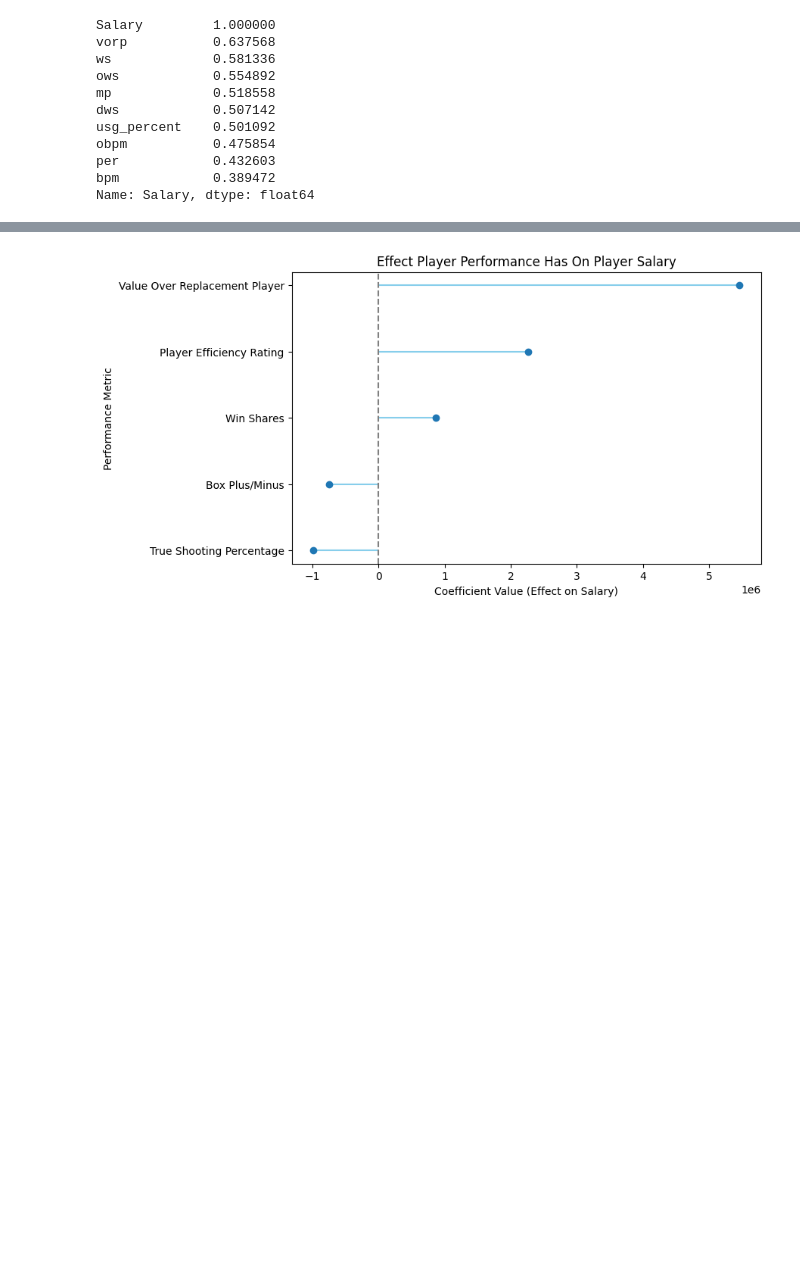
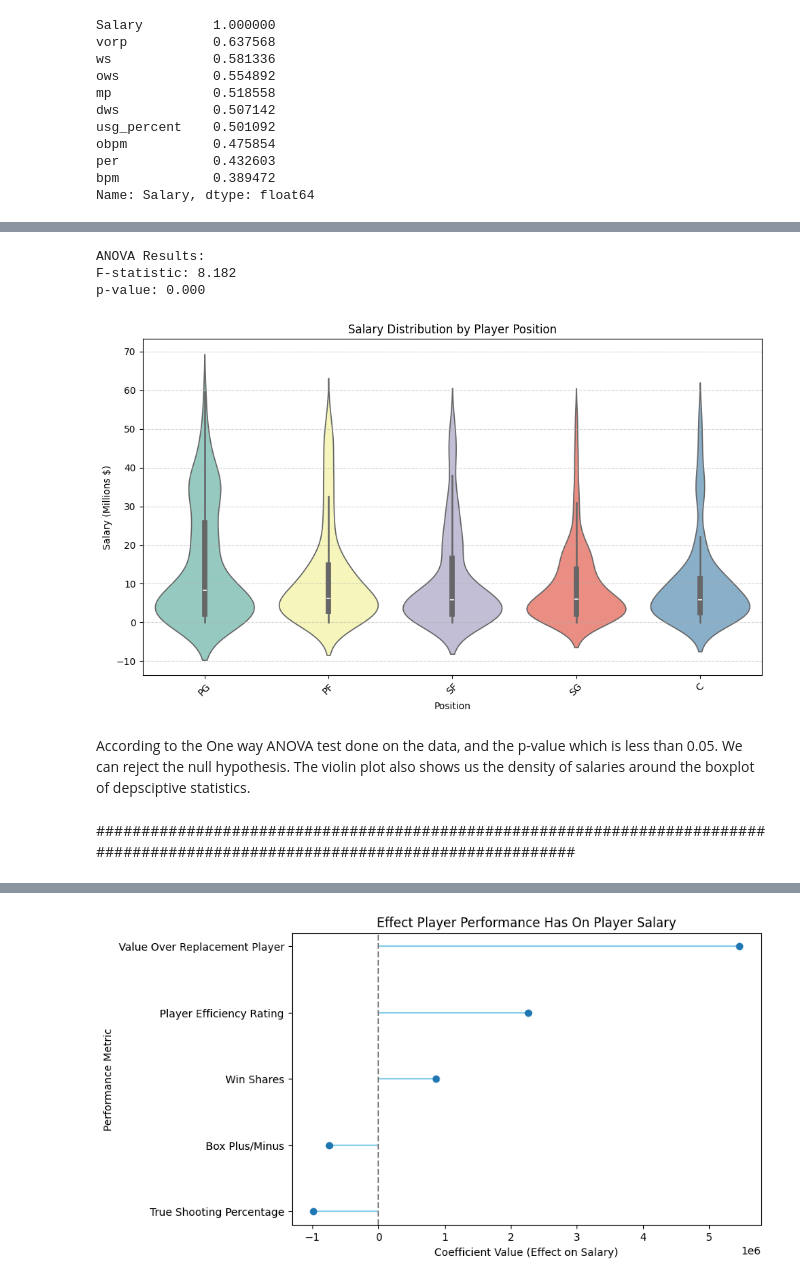
Before and after one commit to kashyapkolukula/CMSC320_S25_Project, a Jupyter notebook: FinalProject.ipynb, the cells around one changed output, grey strips where cells are left out. Drawn from its saved outputs; the diff is of its cells as text; code cells hidden in the pictures; blank space fills up the shorter version.

Commit message:
adding methods together into one file

```diff
--- a/FinalProject.ipynb
+++ b/FinalProject.ipynb
@@ -197,3 +192,21 @@ Regression Models:
+# %%
+''' DATA PROCESSING: parsing, organizing and cnverting for method 2 and method 3 '''
+
+# Parse salaries_method2 to merge with other df's, rename player column and format yearly salary to match seasons columns
+salaries_method2.rename(columns={'Player Name': 'player'}, inplace=True)
+# Identify season columns (years)
+season_cols = [col for col in salaries_method2.columns if '/' in col]
+salaries_curr_format = salaries_method2.melt( id_vars='player', value_vars=season_cols, var_name='year_label', value_name='salary')
+# Fix the incorrect duplicate season column name
+salaries_method2.rename(columns={'2024/2025.1': '2025/2026'}, inplace=True)
+# Convert: '2022/2023' -> 2023 and name column season to match
+salaries_curr_format['season'] = salaries_curr_format['year_label'].str.extract(r'/(\d{4})')
+salaries_curr_format = salaries_curr_format.dropna(subset=['season'])
+salaries_curr_format['season'] = salaries_curr_format['season'].astype(int)
+
+# Filters out names in both dataframes that do not match
+salaries_method2 = salaries_method2[salaries_method2['player'].isin(df_advanced_method2['player'])].copy()
+df_advanced_method2 = df_advanced_method2[df_advanced_method2['player'].isin(salaries_method2['player'])].copy() # since salaries are recoreded from 2020-2025, should narrow it down w/o filter
 # %%
 
 # filter names for names matching, and seasons not between 2020-2025 (2022-2026 season) on the other dataframes
@@ -233,0 +249,57 @@ df_player_award_shares = df_player_award_shares.drop(columns=['seas_id']) # have
+# %%
+
+salaries_curr_format['salary'] = (
+    salaries_curr_format['salary']
+    .replace(r'[\$,]', '', regex=True)
+    .replace('', np.nan)
+    .astype(float)
+)
+
+salary_with_pos = pd.merge(
+    salaries_curr_format,
+    df_player_season_info[['player', 'season', 'pos']],
+    on=['player', 'season'],
+    how='inner'
+)
+
+pure_positions = ['PG', 'SG', 'SF', 'PF', 'C']
+salary_with_pos = salary_with_pos[
+    (salary_with_pos['salary'] > 0) &
+    (salary_with_pos['pos'].isin(pure_positions))
+].copy()
+
+salary_with_pos['salary_millions'] = salary_with_pos['salary'] / 1e6
+
+grouped_salaries = salary_with_pos.groupby('pos')['salary'].apply(list)
+anova_result = f_oneway(*grouped_salaries)
+
+print("ANOVA Results:")
+print(f"F-statistic: {anova_result.statistic:.3f}")
+print(f"p-value: {anova_result.pvalue:.3f}")
+
+plt.figure(figsize=(10, 6))
+sns.violinplot(
+    data=salary_with_pos,
+    x="pos",
+    y="salary_millions",
+    hue="pos",
+    legend=False,
+    inner="box",
+    palette="Set3"
+)
+plt.title("Salary Distribution by Player Position")
+plt.xlabel("Position")
+plt.ylabel("Salary (Millions $)")
+plt.xticks(rotation=45)
+plt.grid(axis='y', linestyle='--', alpha=0.5)
+plt.tight_layout()
+plt.show()
+# %% [output]
+ANOVA Results:
+F-statistic: 8.182
+p-value: 0.000
+[figure, added]
+# %% [markdown]
+According to the One way ANOVA test done on the data, and the p-value which is less than 0.05. We can reject the null hypothesis. The violin plot also shows us the density of salaries around the boxplot of depsciptive statistics.
+# %% [markdown]
+###############################################################################################################################
```
Also changed, not shown: parts of 11 cells of this notebook.
